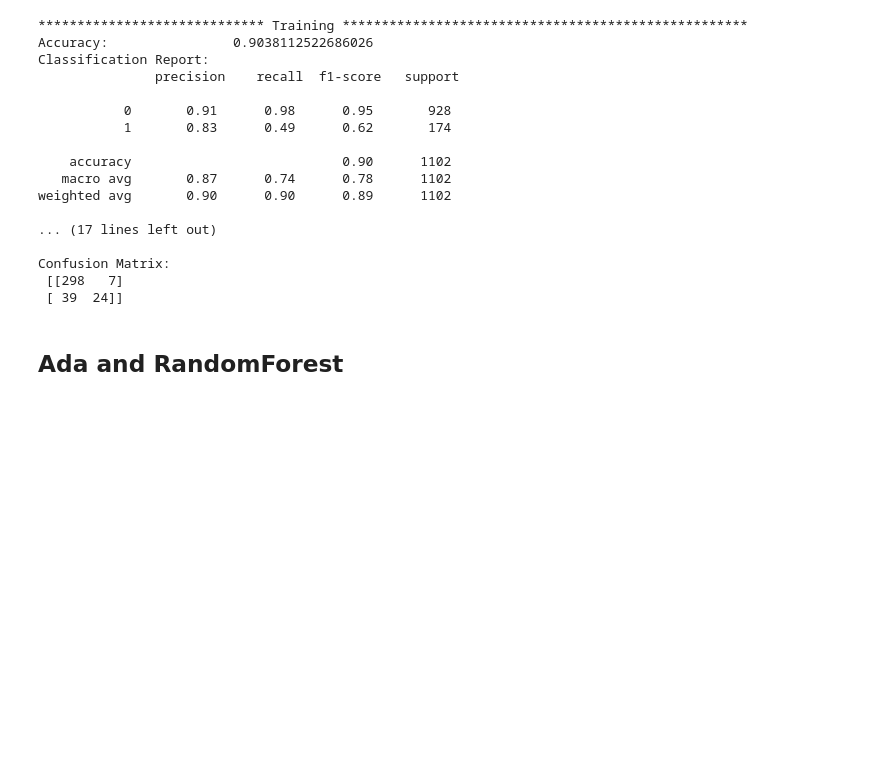
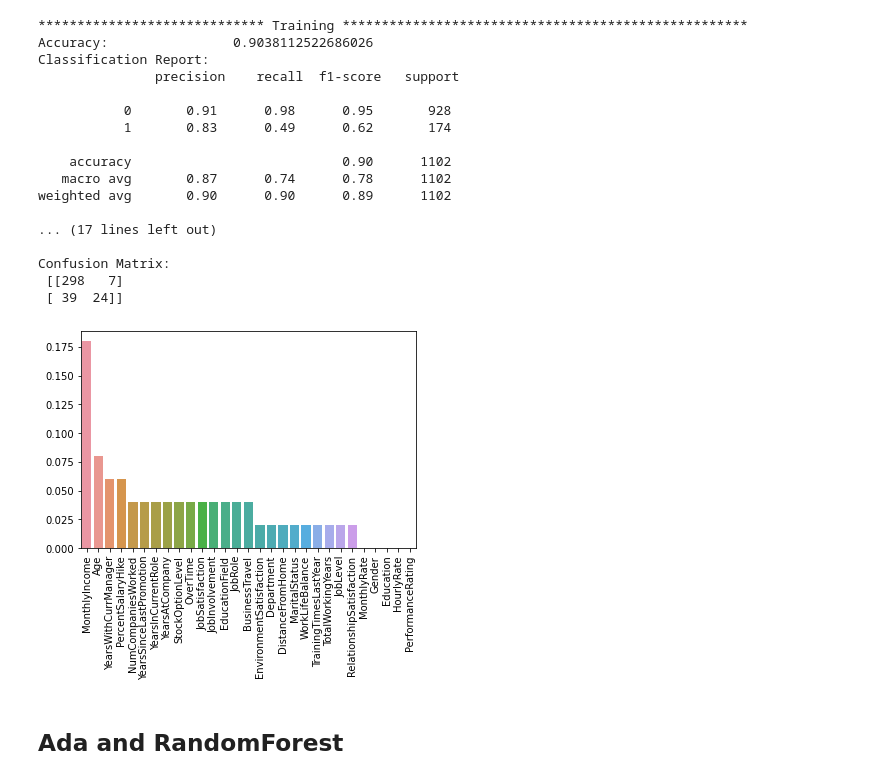
Before and after one commit to caesarorz/HRAttrition, a Jupyter notebook: Project HR Complete.ipynb, the cells around one changed output. Saved outputs shown, nothing was run; the diff lists cells and outputs as text; code cells hidden in the pictures; blank space fills up the shorter version.

```diff
--- a/Project HR Complete.ipynb
+++ b/Project HR Complete.ipynb
@@ -619,6 +619,30 @@ weighted avg       0.90      0.90      0.89      1102
 Confusion Matrix:
  [[298   7]
  [ 39  24]]
+# %%
+tmp = pd.Series(a_clf2.feature_importances_, index=X_train.columns).sort_values(ascending=False)
+
+thedict = {}
+for i, j in zip(tmp, tmp.index):
+    if '_' in j:
+        key = j.split('_')[0]
+        if key in thedict.keys():
+            thedict[f'{key}'] += i
+        else:
+            thedict[f'{key}'] = i
+    else:
+        thedict[f'{j}'] = i
+
+thedict = dict(sorted(thedict.items(), key=lambda item: item[1], reverse=True))
+keys = list(thedict.keys())
+vals = list(thedict.values())
+
+plt.figsize=(14,8)
+ax= sns.barplot(x=keys, y=vals)
+ax.set_xticklabels(ax.get_xticklabels(),rotation = 90)
+plt.show()
+# %% [output]
+[figure, added]
 # %% [markdown]
 ## Ada and RandomForest
 # %%
```
Also changed, not shown: 5 other files.
